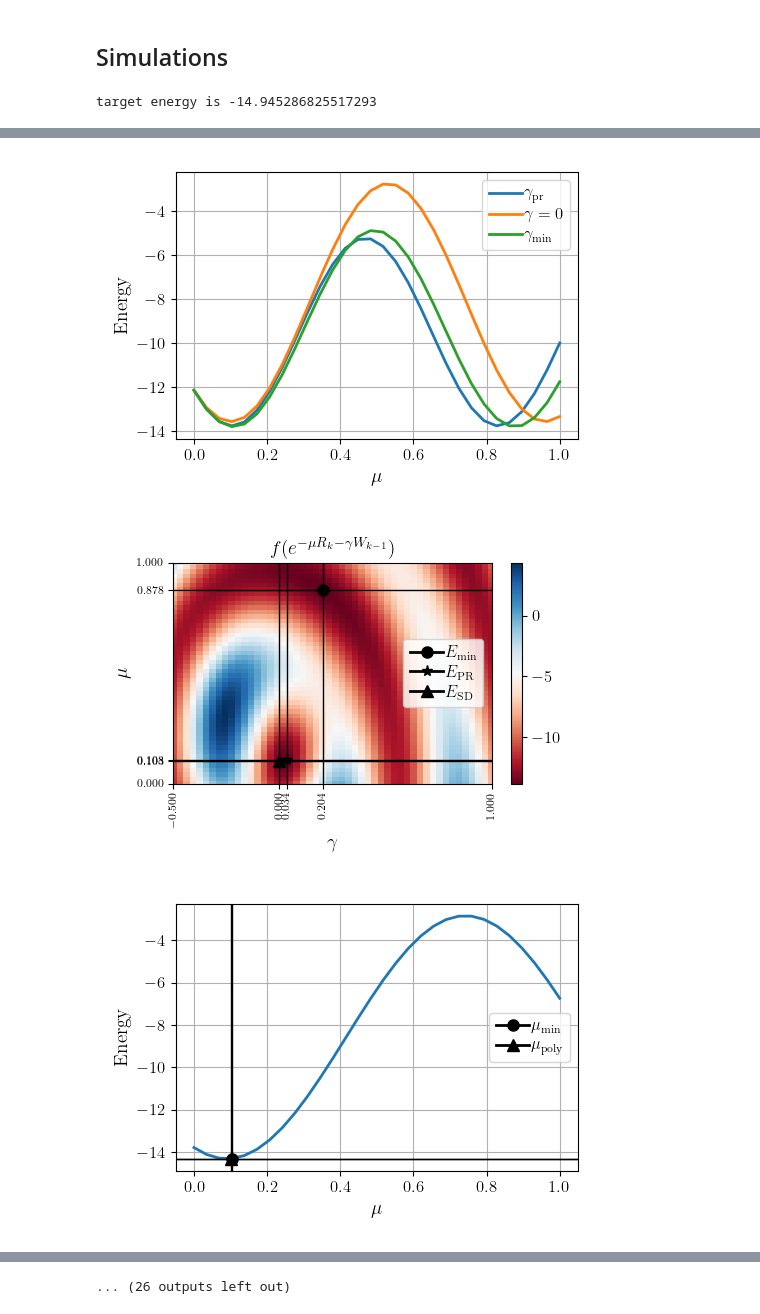
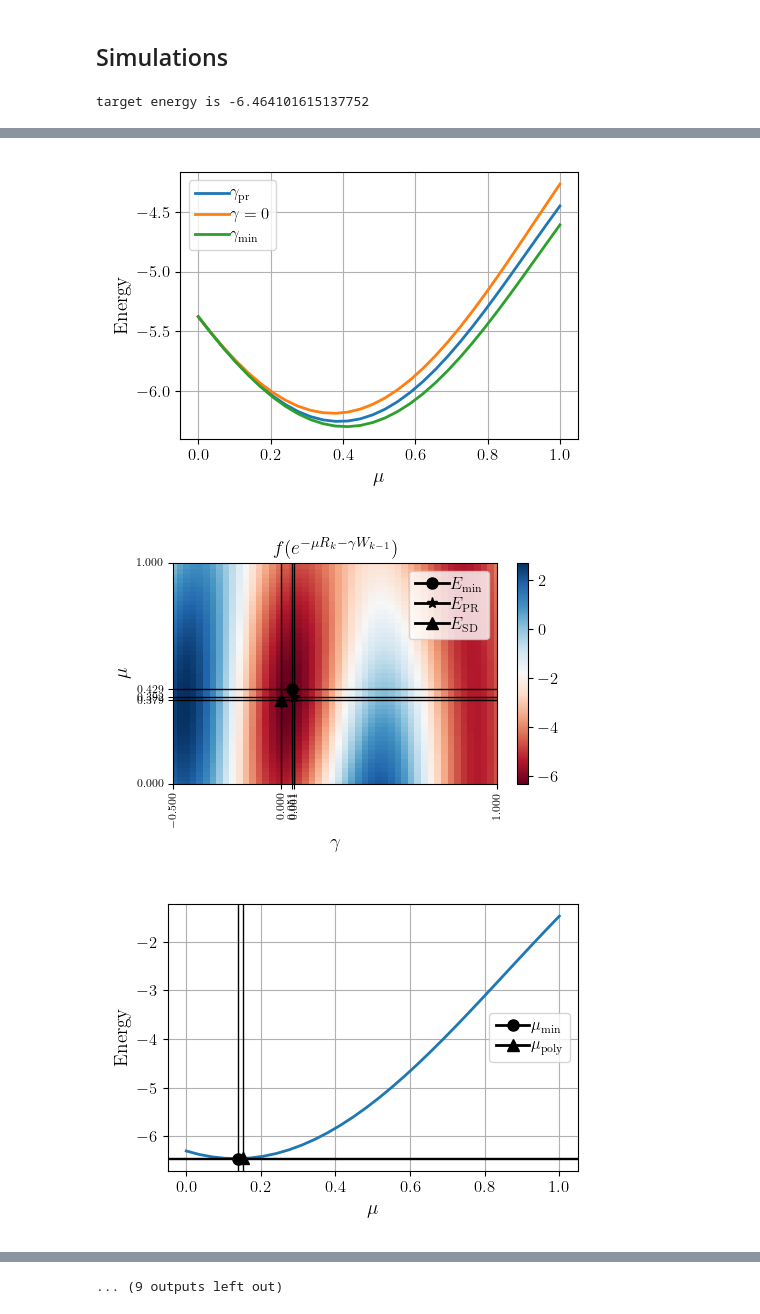
Before and after one commit to AndresArciaLopez/OptimisationOnUnitaries, a Jupyter notebook: CGonUnitaries.ipynb, the cells around one changed output, grey strips where cells are left out. Cells and saved outputs as stored; diff of their text form; code cells hidden in the pictures.

```diff
--- a/CGonUnitaries.ipynb
+++ b/CGonUnitaries.ipynb
@@ -50,7 +24,7 @@ compute_moments(np.eye(n))
 Choose number of qubits and Hamiltonian
 # %%
 #Number of qubits
-L = 9
+L = 4
 #Size of system
 n = 2**L
 nsqrd = n**2
@@ -58,9 +32,12 @@ nsqrd = n**2
 H_def = sum([ Z(x)*Z(x+1) +X(x)*X(x+1) + Y(x)*Y(x+1)  for x in range(L-1)])
 H_sh = hamiltonians.SymbolicHamiltonian(H_def)
 H = H_sh.matrix
+evals = sorted(np.linalg.eigvalsh(H))
 #minimum energy
-target_energy = min(np.linalg.eigvalsh(H))
-print("Target energy: ", target_energy)
+target_energy = evals[0]
+excited_energy = evals[1]
+print("Ground state energy:", target_energy)
+print("First excited state:", excited_energy)
 
 gamma_high = 1
 gamma_low = -0.5
@@ -455,8 +459,8 @@ toplot.append(line_SD)
 # poly_SD = general_cg(mu_poly_approx, mu_poly_approx, "$\gamma_k = 0, \mu_k = \mu_\mathrm{poly}$", "p")
 # toplot.append(poly_SD)
 
-auto_pr_CG = general_cg(mu_line_search, mu_gamma_auto_PR, "$\gamma_k = \gamma_\mathrm{PR}, \mu_k = \mu_\mathrm{poly}$", "s")
-toplot.append(auto_pr_CG)
+# auto_pr_CG = general_cg(mu_line_search, mu_gamma_auto_PR, "$\gamma_k = \gamma_\mathrm{PR}, \mu_k = \mu_\mathrm{poly}$", "s")
+# toplot.append(auto_pr_CG)
 
 # line_pr_CG = general_cg(mu_line_search, mu_line_gamma_PR, "$\gamma_k = \gamma_\mathrm{PR}, \mu_k = \mu_\mathrm{min}$", "o")
 # toplot.append(line_pr_CG)
@@ -466,4 +470,4 @@ iter_plot(toplot, "energies", hlines=[{"mark": target_energy, "label": f"$E_* =
 iter_plot(toplot, "mus")
 iter_plot(toplot, "gammas")
 # %% [output]
-target energy is -14.945286825517293
+target energy is -6.464101615137752
@@ -472,3 +476,3 @@ target energy is -14.945286825517293
-[figure, old version]
+[figure, new version]
-[figure, old version]
+[figure, new version]
-[figure, old version]
+[figure, new version]
@@ -481 +485 @@ target energy is -14.945286825517293
-... (26 outputs left out)
+... (9 outputs left out)
```
Also changed, not shown: parts of 9 cells of this notebook.
